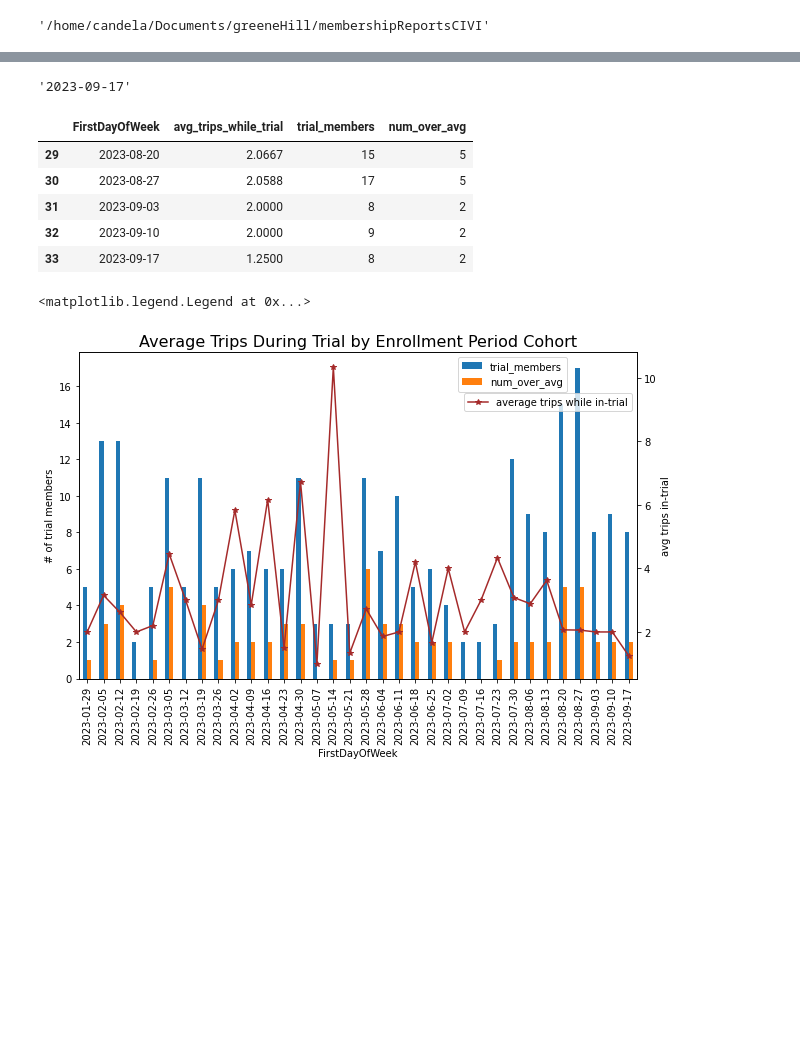
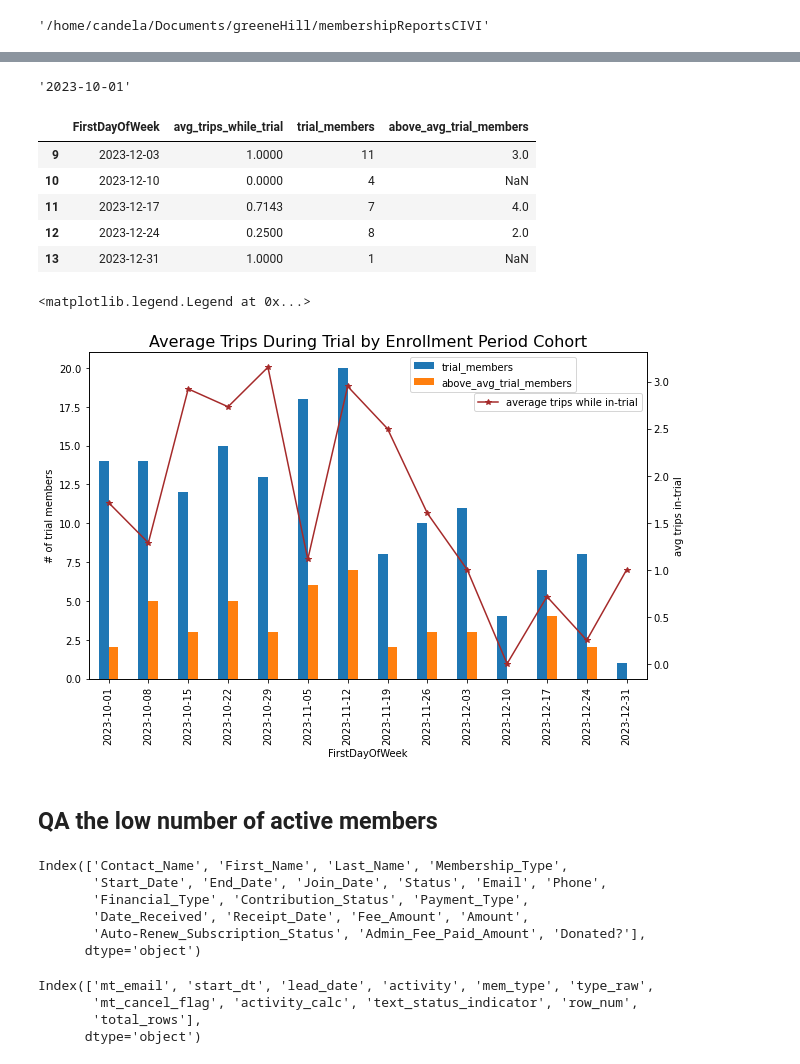
Before and after one commit to calleja/greeneHill, a Jupyter notebook: membership_db_interact.ipynb, the cells around one changed output, grey strips where cells are left out. Cells and saved outputs as stored; diff of their text form; code cells hidden in the pictures; blank space fills up the shorter version.

```diff
--- a/membership_db_interact.ipynb
+++ b/membership_db_interact.ipynb
@@ -154,29 +166,32 @@ os.listdir('./membership_mysql_extracts')
  '_WITH_others_AS_select_from_mem_type_where_type_clean_in_bushwic_202307041227.csv']
 # %%
-shop_avg = pd.read_csv('./membership_mysql_extracts/trials_shopping_0925-1695695630675.csv')
+shop_avg = pd.read_csv('./membership_mysql_extracts/trials_shopping_2024-01-03_prod-1704333125787.csv')
 # %%
-max(shop_avg['FirstDayOfWeek'])
+min(shop_avg['FirstDayOfWeek'])
 # %% [output]
-'2023-09-17'
+'2023-10-01'
 # %%
 shop_avg.tail()
 # %% [output]
-|  | FirstDayOfWeek | avg_trips_while_trial | trial_members | num_over_avg |
-| 29 | 2023-08-20 | 2.0667 | 15 | 5 |
-| 30 | 2023-08-27 | 2.0588 | 17 | 5 |
-| 31 | 2023-09-03 | 2.0000 | 8 | 2 |
-| 32 | 2023-09-10 | 2.0000 | 9 | 2 |
-| 33 | 2023-09-17 | 1.2500 | 8 | 2 |
+|  | FirstDayOfWeek | avg_trips_while_trial | trial_members | above_avg_trial_members |
+| 9 | 2023-12-03 | 1.0000 | 11 | 3.0 |
+| 10 | 2023-12-10 | 0.0000 | 4 | NaN |
+| 11 | 2023-12-17 | 0.7143 | 7 | 4.0 |
+| 12 | 2023-12-24 | 0.2500 | 8 | 2.0 |
+| 13 | 2023-12-31 | 1.0000 | 1 | NaN |
 # %%
+#field names: FirstDayOfWeek	avg_trips_while_trial	trial_members	above_avg_trial_members
 fig,ax1 = plt.subplots(figsize = (10,7))
-shop_avg.sort_values('FirstDayOfWeek', ascending = True).plot(x = "FirstDayOfWeek", y = ["trial_members","num_over_avg"], figsize = (10,6), kind = "bar", ax=ax1)
+shop_avg.sort_values('FirstDayOfWeek', ascending = True).plot(x = "FirstDayOfWeek", y = ["trial_members","above_avg_trial_members"], figsize = (10,6), kind = "bar", ax=ax1)
 ax1.set_ylabel('# of trial members')
 ax2 = ax1.twinx()
 ax2.plot(shop_avg['FirstDayOfWeek'],shop_avg['avg_trips_while_trial'], marker = '*', color = 'brown')
 ax2.set_ylabel('avg trips in-trial')
 ax1.set_title('Average Trips During Trial by Enrollment Period Cohort', fontsize = 16)
 ax2.legend(bbox_to_anchor = (1,.89), labels = ['average trips while in-trial'])
 ax1.legend(bbox_to_anchor = (.883,1))
 # %% [output]
 <matplotlib.legend.Legend at 0x...>
-[figure, old version]
+[figure, new version]
+# %% [markdown]
+## QA the low number of active members
@@ -182,0 +229,16 @@ ax1.legend(bbox_to_anchor = (.883,1))
+# %%
+cur2.columns
+# %% [output]
+Index(['Contact_Name', 'First_Name', 'Last_Name', 'Membership_Type',
+       'Start_Date', 'End_Date', 'Join_Date', 'Status', 'Email', 'Phone',
+       'Financial_Type', 'Contribution_Status', 'Payment_Type',
+       'Date_Received', 'Receipt_Date', 'Fee_Amount', 'Amount',
+       'Auto-Renew_Subscription_Status', 'Admin_Fee_Paid_Amount', 'Donated?'],
+      dtype='object')
+# %%
+df.columns
+# %% [output]
+Index(['mt_email', 'start_dt', 'lead_date', 'activity', 'mem_type', 'type_raw',
+       'mt_cancel_flag', 'activity_calc', 'text_status_indicator', 'row_num',
+       'total_rows'],
+      dtype='object')
```
Also changed, not shown: parts of 11 cells of this notebook, 13 other files.
